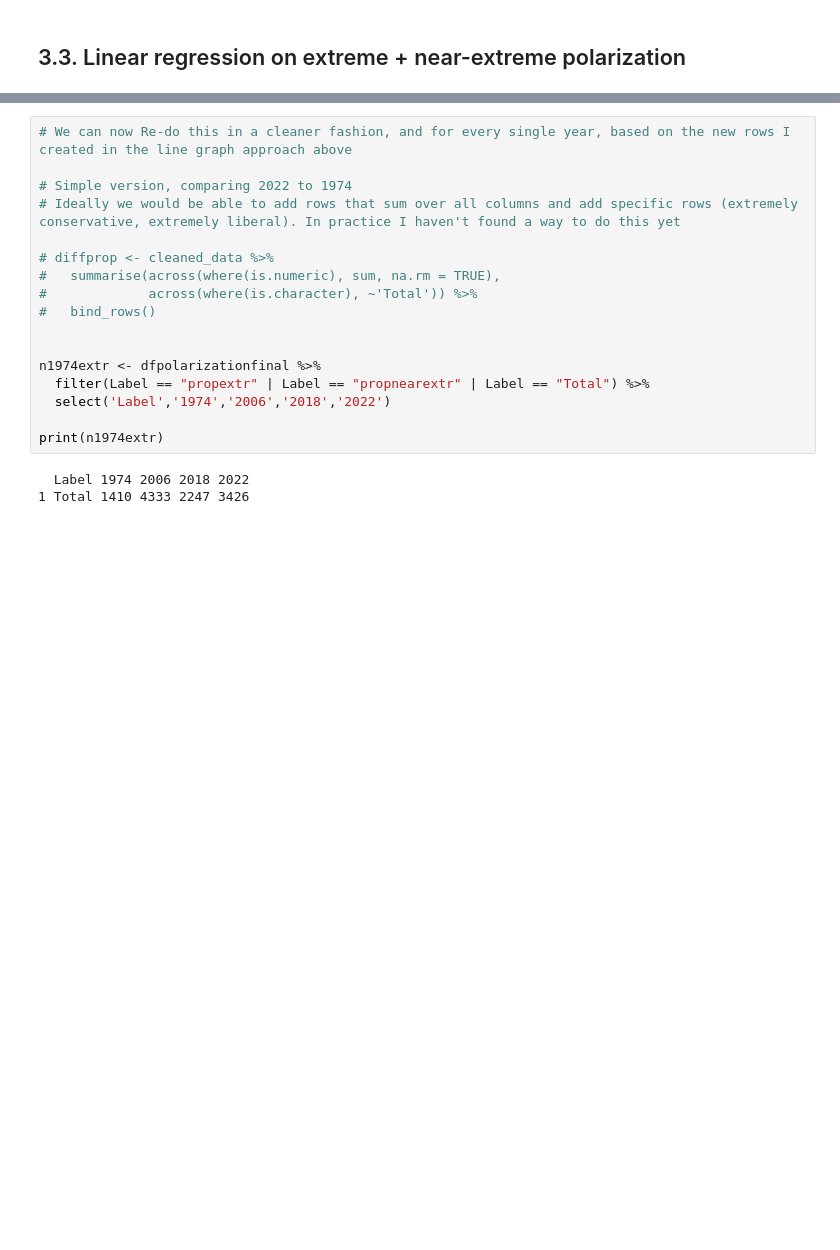
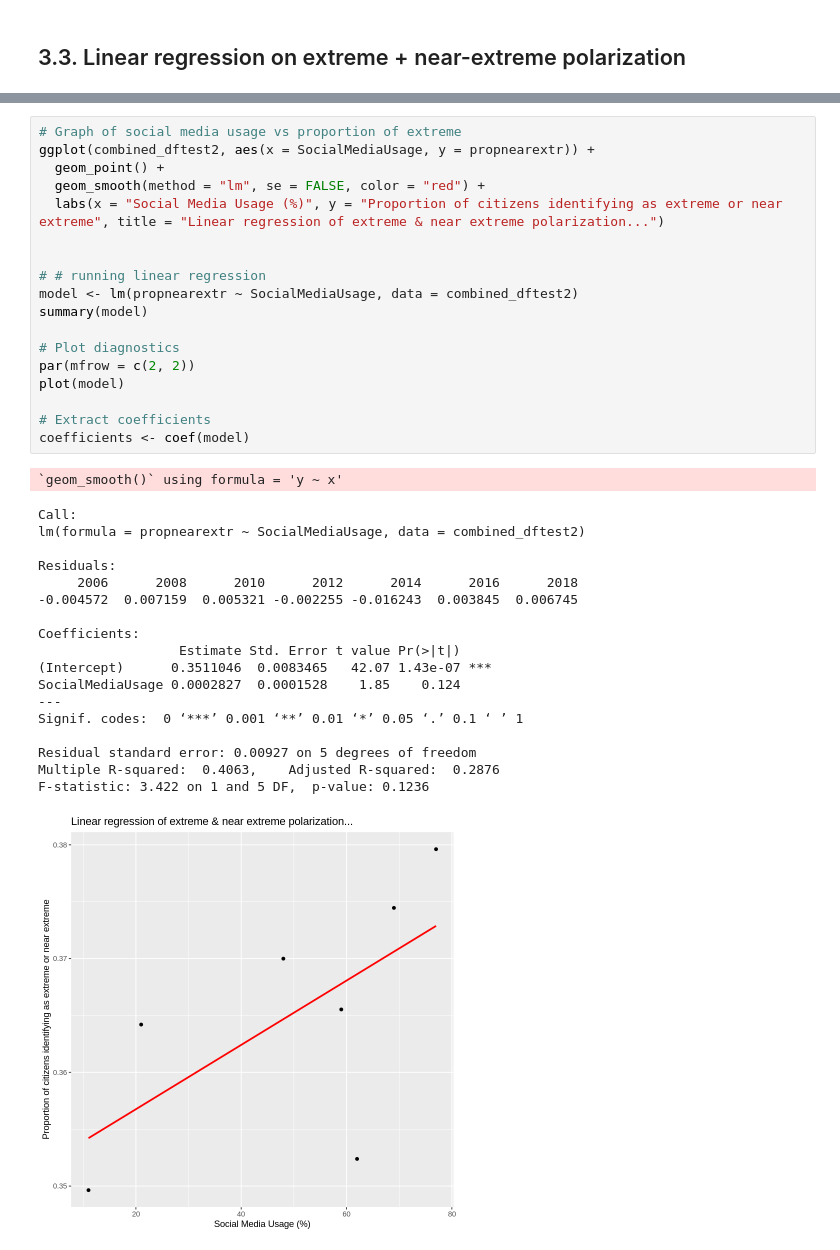
Before and after one commit to ceelkamalayko/API201DFinalExercise, a Jupyter notebook: Final_Exercise_notebook.ipynb, the cells around one changed output, grey strips where cells are left out. Drawn from its saved outputs; the diff is of its cells as text; blank space fills up the shorter version.

```diff
--- a/Final_Exercise_notebook.ipynb
+++ b/Final_Exercise_notebook.ipynb
@@ -862,20 +691,38 @@ Traceback:
-# %%
-# We can now Re-do this in a cleaner fashion, and for every single year, based on the new rows I created in the line graph approach above
-
-# Simple version, comparing 2022 to 1974
-# Ideally we would be able to add rows that sum over all columns and add specific rows (extremely conservative, extremely liberal). In practice I haven't found a way to do this yet
-
-# diffprop <- cleaned_data %>%
-#   summarise(across(where(is.numeric), sum, na.rm = TRUE),
-#             across(where(is.character), ~'Total')) %>%
-#   bind_rows()
-
-
-n1974extr <- dfpolarizationfinal %>%
-  filter(Label == "propextr" | Label == "propnearextr" | Label == "Total") %>%
-  select('Label','1974','2006','2018','2022')
-
-print(n1974extr)
-# %% [output]
-  Label 1974 2006 2018 2022
-1 Total 1410 4333 2247 3426
+# %%
+# Graph of social media usage vs proportion of extreme
+ggplot(combined_dftest2, aes(x = SocialMediaUsage, y = propnearextr)) +
+  geom_point() +
+  geom_smooth(method = "lm", se = FALSE, color = "red") +
+  labs(x = "Social Media Usage (%)", y = "Proportion of citizens identifying as extreme or near extreme", title = "Linear regression of extreme & near extreme polarization...")
+
+
+# # running linear regression
+model <- lm(propnearextr ~ SocialMediaUsage, data = combined_dftest2)
+summary(model)
+
+# Plot diagnostics
+par(mfrow = c(2, 2))
+plot(model)
+
+# Extract coefficients
+coefficients <- coef(model)
+# %% [output]
+`geom_smooth()` using formula = 'y ~ x'
+Call:
+lm(formula = propnearextr ~ SocialMediaUsage, data = combined_dftest2)
+
+Residuals:
+     2006      2008      2010      2012      2014      2016      2018
+-0.004572  0.007159  0.005321 -0.002255 -0.016243  0.003845  0.006745
+
+Coefficients:
+                  Estimate Std. Error t value Pr(>|t|)
+(Intercept)      0.3511046  0.0083465   42.07 1.43e-07 ***
+SocialMediaUsage 0.0002827  0.0001528    1.85    0.124
+---
+Signif. codes:  0 ‘***’ 0.001 ‘**’ 0.01 ‘*’ 0.05 ‘.’ 0.1 ‘ ’ 1
+
+Residual standard error: 0.00927 on 5 degrees of freedom
+Multiple R-squared:  0.4063,    Adjusted R-squared:  0.2876
+F-statistic: 3.422 on 1 and 5 DF,  p-value: 0.1236
+[figure, added]
```
Also changed, not shown: parts of 14 cells of this notebook.
